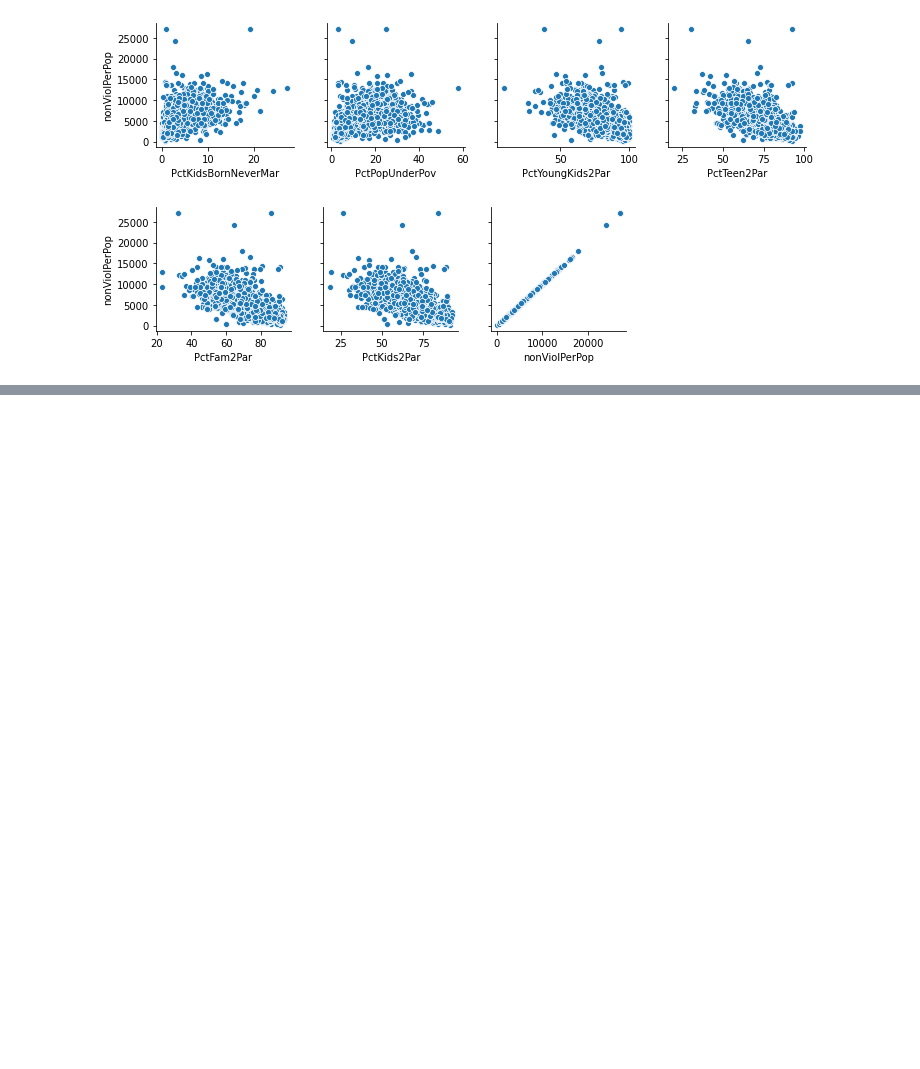
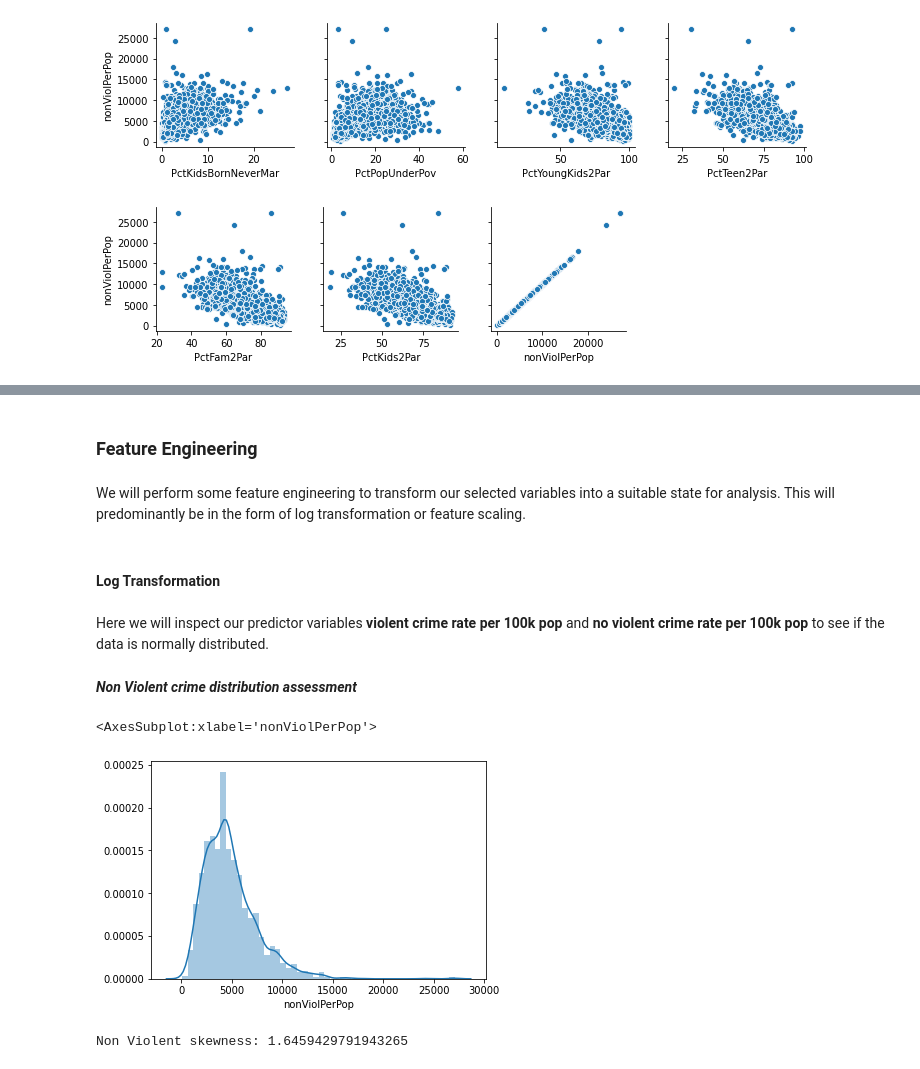
Before and after one commit to Kasheme/Data-Science, a Jupyter notebook: US-Crime-Communities/US Crime Notebook EDA.ipynb, the cells around one changed output, grey strips where cells are left out. Saved outputs shown, nothing was run; the diff lists cells and outputs as text; code cells hidden in the pictures; blank space fills up the shorter version.

```diff
--- a/US-Crime-Communities/US Crime Notebook EDA.ipynb
+++ b/US-Crime-Communities/US Crime Notebook EDA.ipynb
@@ -381,0 +476,19 @@ for i in range(0, len(top_features_nonviol_cols[:12]), 4):
+# %% [markdown]
+### Feature Engineering
+# %% [markdown]
+We will perform some feature engineering to transform our selected variables into a suitable state for analysis. This will predominantly be in the form of log transformation or feature scaling.
+# %% [markdown]
+#### Log Transformation
+# %% [markdown]
+Here we will inspect our predictor variables **violent crime rate per 100k pop** and **no violent crime rate per 100k pop** to see if the data is normally distributed.
+# %% [markdown]
+***Non Violent crime distribution assessment***
+# %%
+sns.distplot(data["nonViolPerPop"])
+# %% [output]
+<AxesSubplot:xlabel='nonViolPerPop'>
+[figure, added]
+# %%
+print(f"Non Violent skewness: {data.nonViolPerPop.skew()}" )
+# %% [output]
+Non Violent skewness: 1.6459429791943265
```
Also changed, not shown: parts of 27 cells of this notebook.
